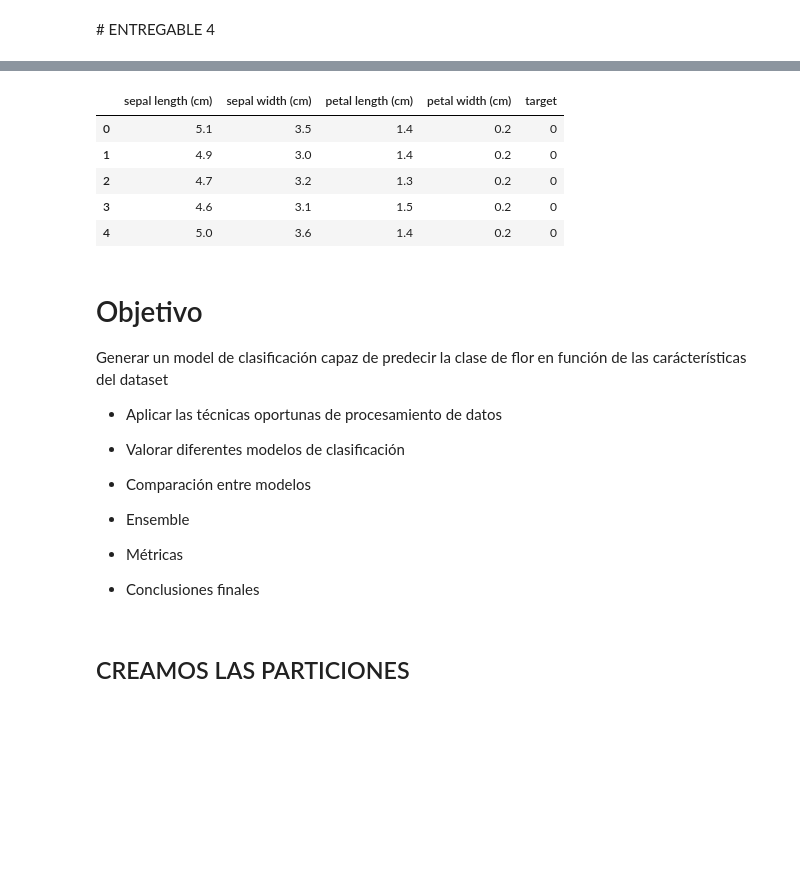
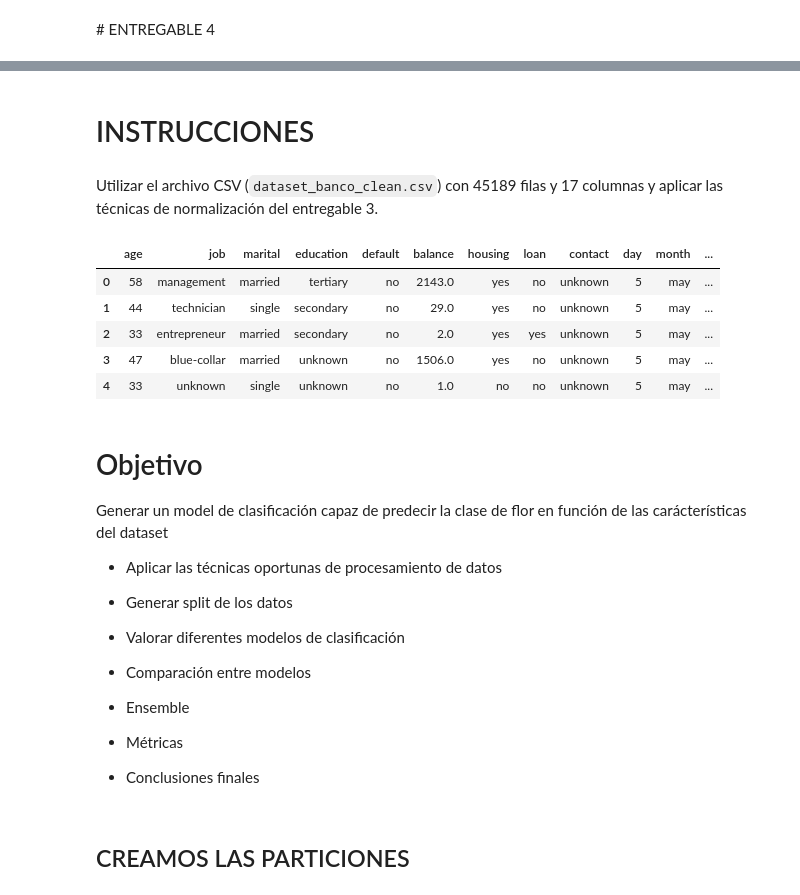
Before and after one commit to nachoreyesv/EDEM_MDA2324, a Jupyter notebook: Alumnos/ES/NACHO_REYES/MACHINE_LEARNING/CLASIFICACION/03_Classificacion.ipynb, the cells around one changed output, grey strips where cells are left out. Cells and saved outputs as stored; diff of their text form; code cells hidden in the pictures; blank space fills up the shorter version.

Commit message:
Cambio_del_archivo_erroneo
Cambio en el entregable de Clasificacion que era un fallo mio

```diff
--- a/Alumnos/ES/NACHO_REYES/MACHINE_LEARNING/CLASIFICACION/03_Classificacion.ipynb
+++ b/Alumnos/ES/NACHO_REYES/MACHINE_LEARNING/CLASIFICACION/03_Classificacion.ipynb
@@ -22 +3,5 @@ Clases o Etiquetas:
+# %% [markdown]
+# INSTRUCCIONES
+# %% [markdown]
+Utilizar el archivo CSV (`dataset_banco_clean.csv`) con 45189 filas y 17 columnas y aplicar las técnicas de normalización del entregable 3.
 # %%
@@ -28,13 +11,0 @@ pd.options.mode.chained_assignment = None
-# %%
-iris = load_iris()
-iris_df = pd.DataFrame(data=iris.data, columns=iris.feature_names)
-
-iris_df['target'] = iris.target
-iris_df.head()
-# %% [output]
-|  | sepal length (cm) | sepal width (cm) | petal length (cm) | petal width (cm) | target |
-| 0 | 5.1 | 3.5 | 1.4 | 0.2 | 0 |
-| 1 | 4.9 | 3.0 | 1.4 | 0.2 | 0 |
-| 2 | 4.7 | 3.2 | 1.3 | 0.2 | 0 |
-| 3 | 4.6 | 3.1 | 1.5 | 0.2 | 0 |
-| 4 | 5.0 | 3.6 | 1.4 | 0.2 | 0 |
@@ -41,9 +15,20 @@ iris_df.head()
+# %%
+data.head()
+# %% [output]
+|  | age | job | marital | education | default | balance | housing | loan | contact | day | month | ... |
+| 0 | 58 | management | married | tertiary | no | 2143.0 | yes | no | unknown | 5 | may | ... |
+| 1 | 44 | technician | single | secondary | no | 29.0 | yes | no | unknown | 5 | may | ... |
+| 2 | 33 | entrepreneur | married | secondary | no | 2.0 | yes | yes | unknown | 5 | may | ... |
+| 3 | 47 | blue-collar | married | unknown | no | 1506.0 | yes | no | unknown | 5 | may | ... |
+| 4 | 33 | unknown | single | unknown | no | 1.0 | no | no | unknown | 5 | may | ... |
 # %% [markdown]
 # Objetivo
 
 Generar un model de clasificación capaz de predecir la clase de flor en función de las carácterísticas del dataset
 
 * Aplicar las técnicas oportunas de procesamiento de datos
+
+* Generar split de los datos
 
 * Valorar diferentes modelos de clasificación
 
```
Also changed, not shown: parts of 23 cells of this notebook.
